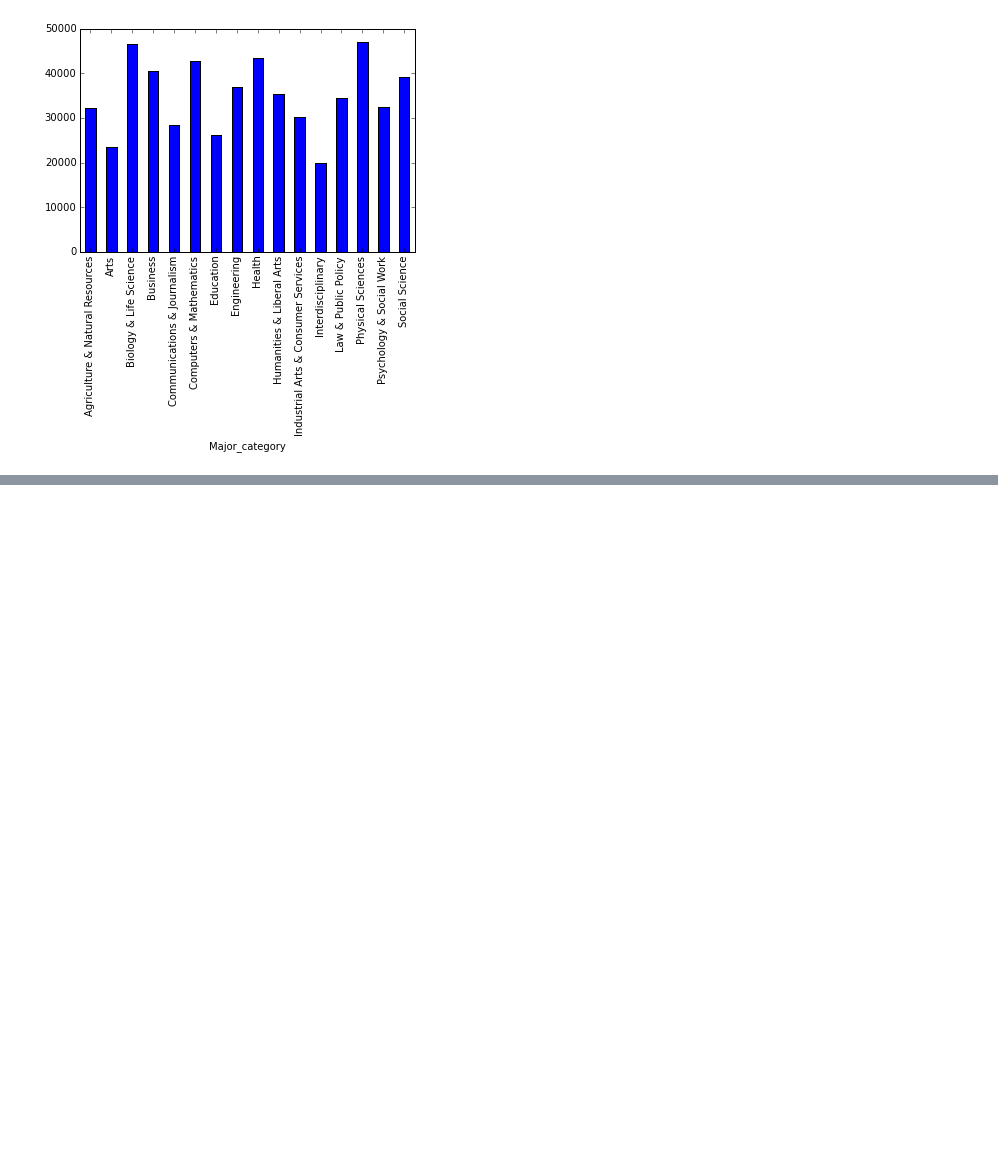
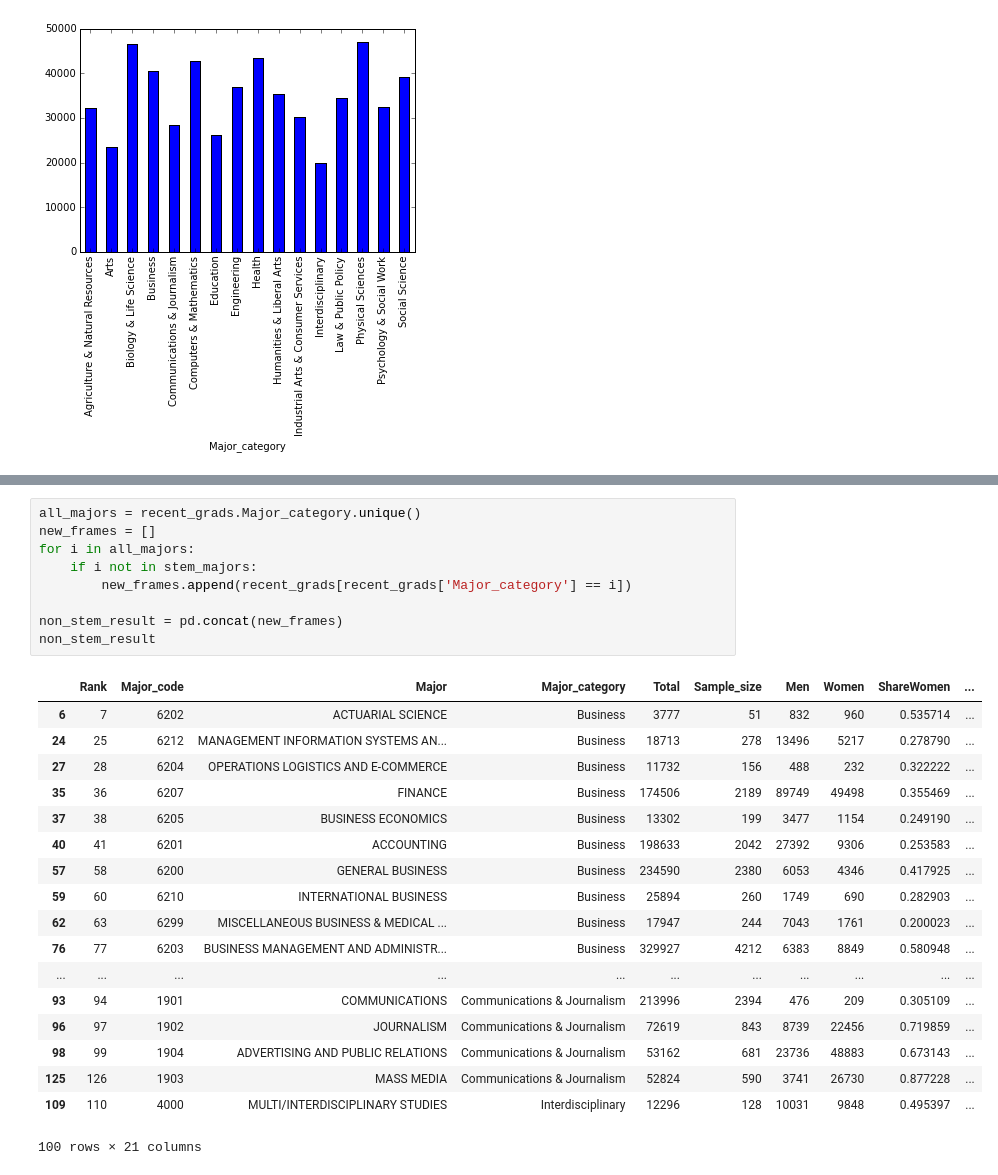
Before and after one commit to LaserLegLorenzo/Project_2, a Jupyter notebook: analysis.ipynb, the cells around one changed output, grey strips where cells are left out. Cells and saved outputs as stored; diff of their text form; blank space fills up the shorter version.

```diff
--- a/analysis.ipynb
+++ b/analysis.ipynb
@@ -131,0 +172,28 @@ table3_salary.plot(kind="bar")
+# %%
+all_majors = recent_grads.Major_category.unique()
+new_frames = []
+for i in all_majors:
+    if i not in stem_majors:
+        new_frames.append(recent_grads[recent_grads['Major_category'] == i])
+
+non_stem_result = pd.concat(new_frames)
+non_stem_result
+# %% [output]
+|  | Rank | Major_code | Major | Major_category | Total | Sample_size | Men | Women | ShareWomen | ... |
+| 6 | 7 | 6202 | ACTUARIAL SCIENCE | Business | 3777 | 51 | 832 | 960 | 0.535714 | ... |
+| 24 | 25 | 6212 | MANAGEMENT INFORMATION SYSTEMS AN... | Business | 18713 | 278 | 13496 | 5217 | 0.278790 | ... |
+| 27 | 28 | 6204 | OPERATIONS LOGISTICS AND E-COMMERCE | Business | 11732 | 156 | 488 | 232 | 0.322222 | ... |
+| 35 | 36 | 6207 | FINANCE | Business | 174506 | 2189 | 89749 | 49498 | 0.355469 | ... |
+| 37 | 38 | 6205 | BUSINESS ECONOMICS | Business | 13302 | 199 | 3477 | 1154 | 0.249190 | ... |
+| 40 | 41 | 6201 | ACCOUNTING | Business | 198633 | 2042 | 27392 | 9306 | 0.253583 | ... |
+| 57 | 58 | 6200 | GENERAL BUSINESS | Business | 234590 | 2380 | 6053 | 4346 | 0.417925 | ... |
+| 59 | 60 | 6210 | INTERNATIONAL BUSINESS | Business | 25894 | 260 | 1749 | 690 | 0.282903 | ... |
+| 62 | 63 | 6299 | MISCELLANEOUS BUSINESS & MEDICAL ... | Business | 17947 | 244 | 7043 | 1761 | 0.200023 | ... |
+| 76 | 77 | 6203 | BUSINESS MANAGEMENT AND ADMINISTR... | Business | 329927 | 4212 | 6383 | 8849 | 0.580948 | ... |
+| ... | ... | ... | ... | ... | ... | ... | ... | ... | ... | ... |
+| 93 | 94 | 1901 | COMMUNICATIONS | Communications & Journalism | 213996 | 2394 | 476 | 209 | 0.305109 | ... |
+| 96 | 97 | 1902 | JOURNALISM | Communications & Journalism | 72619 | 843 | 8739 | 22456 | 0.719859 | ... |
+| 98 | 99 | 1904 | ADVERTISING AND PUBLIC RELATIONS | Communications & Journalism | 53162 | 681 | 23736 | 48883 | 0.673143 | ... |
+| 125 | 126 | 1903 | MASS MEDIA | Communications & Journalism | 52824 | 590 | 3741 | 26730 | 0.877228 | ... |
+| 109 | 110 | 4000 | MULTI/INTERDISCIPLINARY STUDIES | Interdisciplinary | 12296 | 128 | 10031 | 9848 | 0.495397 | ... |
+100 rows × 21 columns
```
Also changed, not shown: parts of 11 cells of this notebook.
